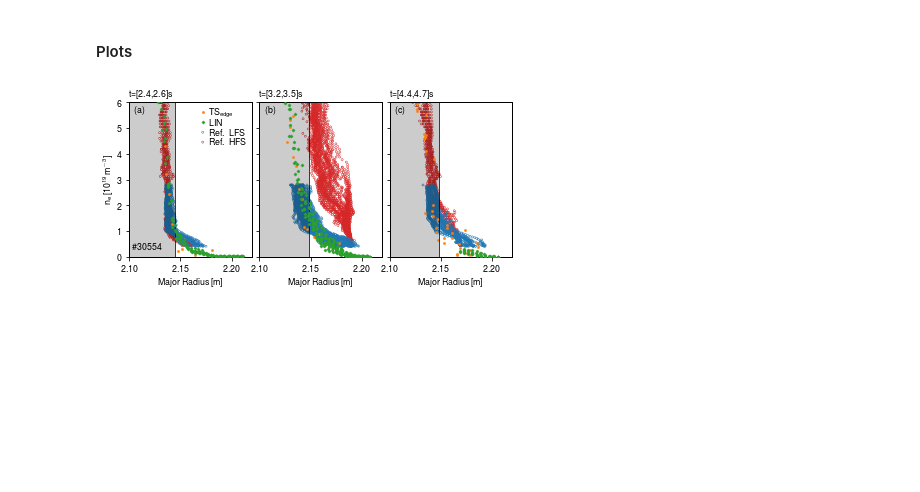
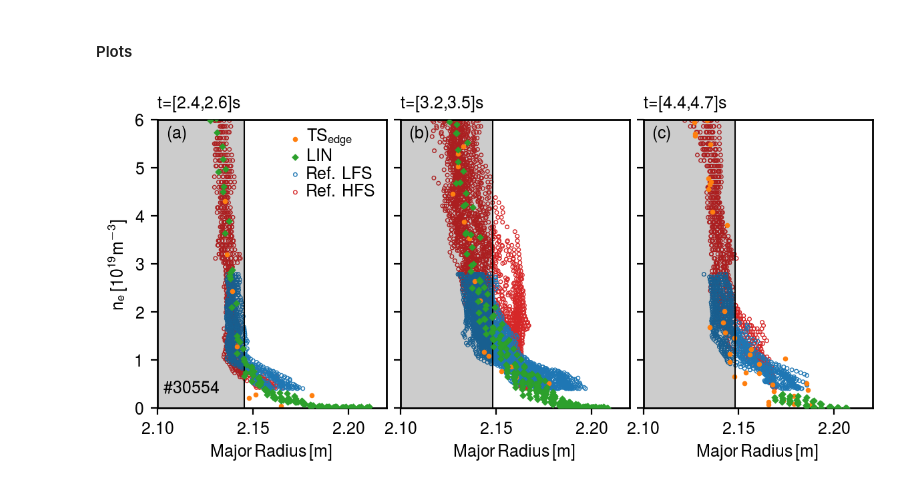
Before and after one commit to guimarais/Hmode_Figures, a Jupyter notebook: Profiles_30554.ipynb, the cells around one changed output. Drawn from its saved outputs; the diff is of its cells as text; code cells hidden in the pictures; blank space fills up the shorter version.

```diff
--- a/Profiles_30554.ipynb
+++ b/Profiles_30554.ipynb
@@ -62,7 +8,7 @@ def pedshtf(shotnr=30554, exper='guimas', edition=3, nr_diags=4):
 # %% [markdown]
 #### Read the data
 # %%
-p1 = pedshtf(shotnr=30554, exper='guimas', edition=7, nr_diags=4)
-p2 = pedshtf(shotnr=30554, exper='guimas', edition=8, nr_diags=4)
-p3 = pedshtf(shotnr=30554, exper='guimas', edition=9, nr_diags=4)
+p1 = pedshtf(shotnr=30554, exper='guimas', edition=7, nr_diags=4, elm_exper='guimas')
+p2 = pedshtf(shotnr=30554, exper='guimas', edition=8, nr_diags=4, elm_exper='guimas')
+p3 = pedshtf(shotnr=30554, exper='guimas', edition=9, nr_diags=4, elm_exper='guimas')
 pall = [p1, p2, p3]
@@ -75,12 +40,26 @@ zorder = np.array([3,2,1,0])
 labels = [r'$\mathrm{TS_{edge}}$', 'LIN', 'Ref. LFS', 'Ref. HFS']
 framebox = [False, True, False]
 
-cutsl = [2.135, 2.13, 2.13]
-cutsh = [2.129, 2.14, 0.0]
+cutsl_low = [2.135, 2.13, 2.13]
+cutsl_hi = [3.0, 3.0, 2.188]
+cutsh_low = [2.129, 2.14, 0.0]
 textlabels= ['(a)','(b)','(c)']
 fpgshift = [-0.003,0.0,0.0]
 
-fig, ax = plt.subplots(figsize=(6,3),ncols=3,nrows=1,sharey=True)
+#HFS shifts
+### Shifts adjusted for the first time first time
+refhfsshift = np.array([0, -1.1, 2.5-1.1])*1e-2
+#refhfsshift = np.array([0.011+0.001, 0.00, 0.025+0.001])
+#refhfsshift = np.array([p1.neRshift[6]+0.001,p2.neRshift[6],p3.neRshift[6]-0.001])
+
+### Shifts adjusted so (b) matches high gradient
+refhfsshift = np.array([0.0, -0.025, -0.001])
+
+#LFS shifts
+#Original shifts compensated
+reflfsshift = np.array([p1.neRshift[5],p2.neRshift[5],p3.neRshift[5]])
+
+fig, ax = plt.subplots(figsize=(6,3),ncols=3,nrows=1,sharey=True,dpi=200)
 
 for i in range(3):
 
@@ -93,37 +72,38 @@ for i in range(3):
     #Clean up LFS ref
     lrad = pall[i].rad[pall[i].indi[2]:pall[i].indf[2]]
     ldens = pall[i].dens[pall[i].indi[2]:pall[i].indf[2]]
-    lms = lrad>cutsl[i]
-    ax[i].scatter(lrad[lms], ldens[lms]*1e-19, s=dotsizeref, zorder=1, label=labels[2], facecolors='none', edgecolors="C0", marker='o')
+    lms = (lrad>cutsl_low[i])&(lrad<cutsl_hi[i])
+    ax[i].scatter(lrad[lms]+reflfsshift[i], ldens[lms]*1e-19, s=dotsizeref, zorder=1, label=labels[2], facecolors='none', edgecolors="C0", marker='o')
     #Clean up HFS ref
     hrad = pall[i].rad[pall[i].indi[3]:pall[i].indf[3]]
     hdens = pall[i].dens[pall[i].indi[3]:pall[i].indf[3]]
-    hms = hrad>cutsh[i]
-    ax[i].scatter(hrad[hms], hdens[hms]*1e-19, s=dotsizeref, zorder=0, label=labels[3],facecolors='none', edgecolors="C3", marker='o')
+    hms = hrad>cutsh_low[i]
+    ax[i].scatter(hrad[hms]+refhfsshift[i], hdens[hms]*1e-19, s=dotsizeref, zorder=0, label=labels[3],facecolors='none', edgecolors="C3", marker='o')
 
     #Separatrixes
     ax[i].axvline(pall[0].fpgavg+fpgshift[i], color='k', lw=0.7)
     ax[i].axvspan(2.1, pall[0].fpgavg+fpgshift[i], color='k', alpha=0.2)
 
     ax[i].set_xlabel(r'$\mathrm{Major\,Radius\,[m]}$')
 
     ax[i].set_ylim(0,6)
     ax[i].set_xlim(2.10,2.22)
 
     ax[i].set_title('t=[%0.1f,%0.1f]s'%(pall[i].t1,pall[i].t2), loc='left', fontsize=9)
 
     ax[i].set_xticks([2.10,2.15,2.20])
     ax[i].text(2.105,5.6,textlabels[i], color='k')
 
     #ax[i].legend(loc='upper right',borderpad=0.1,frameon=framebox[i],handletextpad=-0.3,labelspacing=0.1)
 
 ax[0].legend(loc='upper right',borderpad=0.1,frameon=False,handletextpad=-0.3,labelspacing=0.1)
 ax[0].set_ylabel(r'$\mathrm{n_e\,[10^{19}m^{-3}]}$')
 ax[0].text(2.103, 0.3,'\#30554',color='k')
 #
 plt.tight_layout()
 plt.subplots_adjust(wspace=0.06)
-plt.savefig('Profiles/All_30554.png',dpi=300)
+#plt.savefig('Profiles/All_30554.png',dpi=300)
+plt.savefig('Profiles/All_badjust_30554.png',dpi=300)
 plt.show()
 # %% [output]
-[figure, old version]
+[figure, new version]
```
Also changed, not shown: parts of 5 cells of this notebook, 17 other files.
